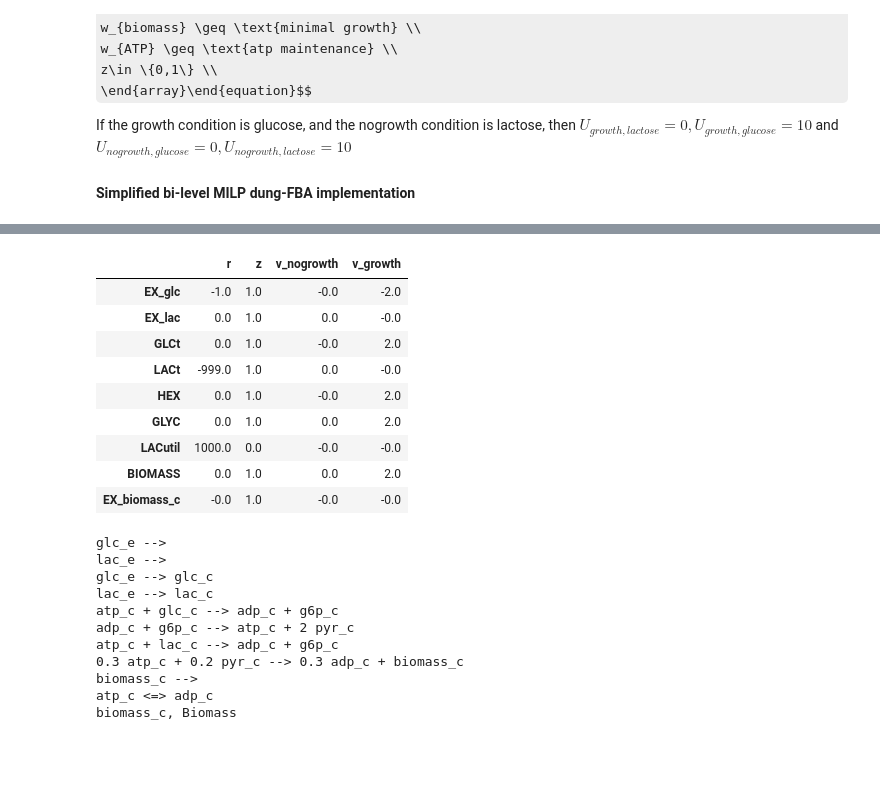
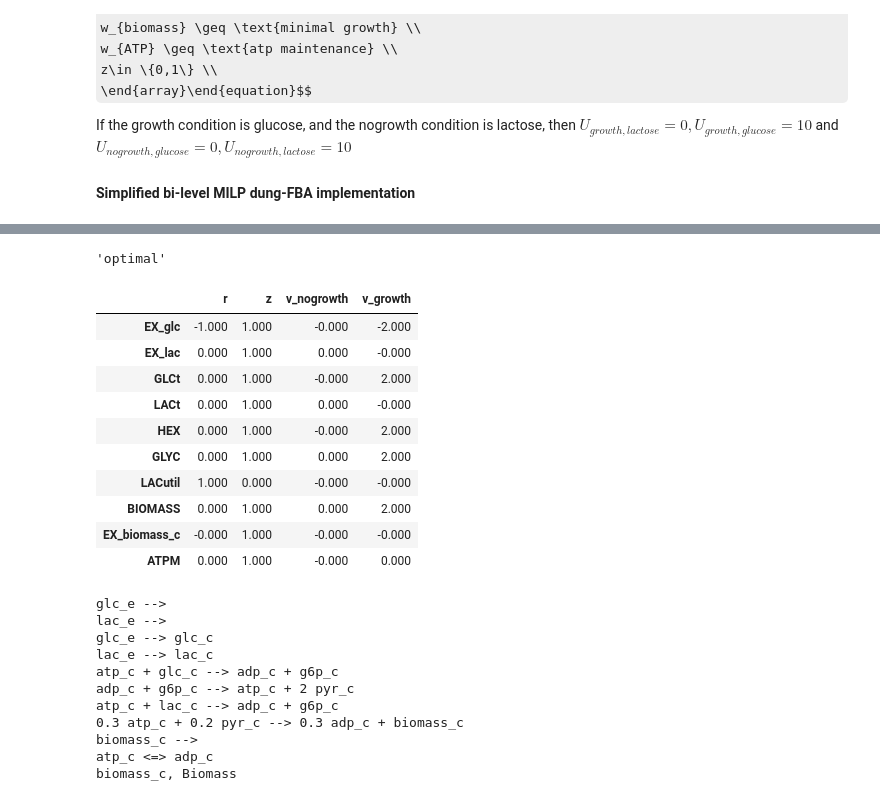
Before and after one commit to PNNL-Predictive-Phenomics/crop, a Jupyter notebook: docs/notebook/CROP.ipynb, the cells around one changed output, grey strips where cells are left out. Saved outputs shown, nothing was run; the diff lists cells and outputs as text; code cells hidden in the pictures; some formulas as TeX source; blank space fills up the shorter version.

Commit message:
When providing enough ATP from glycolysis, we do not need ATPM to go in reverse, so lacUtil gets cut

```diff
--- a/docs/notebook/CROP.ipynb
+++ b/docs/notebook/CROP.ipynb
@@ -788,9 +642,3 @@ z\in \{0,1\} \\
 
 If the growth condition is glucose, and the nogrowth condition is lactose, then $U_{growth,lactose} = 0, U_{growth,glucose} = 10$ and $U_{nogrowth,glucose} = 0,U_{nogrowth,lactose} = 10$
 #### Simplified bi-level MILP dung-FBA implementation ####
-# %%
-import pandas as pd
-
-S = cobra.util.array.create_stoichiometric_matrix(test_crop_model, array_type="DataFrame")
-len(test_crop_model.reactions), len(test_crop_model.metabolites), S.shape
-test_crop_model.reactions.BIOMASS.objective_coefficient
@@ -802,7 +824,8 @@ from cvxpy import Minimize, Problem, Variable, diag
 
 
 def run_crop_algorithm(
-    test_crop_model, phenotype_conditions, biomass_rxn, maximum_nogrowth=1, minimum_growth=2
+    test_crop_model, phenotype_conditions, biomass_rxn, non_removable_rxns, maximum_nogrowth=1, minimum_growth=2,
+    atp_maintenance_rxn="ATPM", atp_maintenance_lower_bound=-9,
 ):
     """
     Run the CROP algorithm on the test model with the given phenotype data and media conditions.
@@ -827,6 +850,8 @@ def run_crop_algorithm(
             for rxn in test_crop_model.reactions
         }
     )
+    if atp_maintenance_rxn in lower_bound_growth.index:
+        lower_bound_growth[atp_maintenance_rxn] = atp_maintenance_lower_bound
     lower_bound_nogrowth = pd.Series(
         {
             rxn.id: (
@@ -855,69 +880,63 @@ def run_crop_algorithm(
     # growth_carbon_source = [carbon_source for carbon_source in media_conditions['growth']
     #                         if carbon_source !=0][0]
     nogrowth_carbon_source_idx = lower_bound_nogrowth.index.get_loc(nogrowth_carbon_source)
     biomass_idx = lower_bound_nogrowth.index.get_loc(biomass_rxn)
     c = np.zeros(nrxns)
     c[biomass_idx] = 1
+
     # $$\begin{equation}\begin{array}{l}
     problem = Problem(
-        Minimize(weights.T @ (1 - z)),
-        [  # \min_z weights^T(1-z) \\
+        Minimize(weights.T @ (1 - z)),[ # \min_z weights^T(1-z) \\
             # \begin{array}{lll}
-            v_nogrowth[biomass_idx]
-            == lower_bound_nogrowth[nogrowth_carbon_source]
-            * r[nogrowth_carbon_source_idx],  # & v_{biomass} = U_{nogrowth,lactose}r_{lactose} \\
-            S.values @ v_nogrowth == 0,  # & Sv_{nogrowth}= 0 & \text{inner problem} \\
-            diag(lower_bound_nogrowth.values) @ z <= v_nogrowth,
-            v_nogrowth
-            <= diag(upper_bound_nogrowth.values)
-            @ z,  # & 0\leq v_i\leq U_{nogrowth,i}\cdot z_i & \text{every carbon source $i$ not in the nogrowth media has $U_{nogrowth,i} = 0$. \\ Every carbon source $j$ in the nogrowth media has $U_{nogrowth,j} > 0$} \\
-            S.T.values @ m + c == r,  # & S^Tm +c = r \\
-            r
-            <= omega
-            * (
-                1 - z
-            ),  # & r_i\leq\Omega_i\cdot(1-z_i) & \text{for $i\neq$ lactose. This constraint ensures that lactose uptake is the only tight constraint in the model. Every other reaction with a tight constraint cannot be part of the model.}\\
-            r[nogrowth_carbon_source_idx] <= 0,  # & r_{lactose} \geq 0 \\
-            #    \end{array}\\
+                v_nogrowth[biomass_idx] == lower_bound_nogrowth[nogrowth_carbon_source] * r[nogrowth_carbon_source_idx],  # & v_{biomass} = U_{nogrowth,lactose}r_{lactose} \\
+                S.values @ v_nogrowth == 0,  # & Sv_{nogrowth}= 0 & \text{inner problem} \\
+                diag(lower_bound_nogrowth.values) @ z <= v_nogrowth,
+                v_nogrowth <= diag(upper_bound_nogrowth.values)@ z,  # & 0\leq v_i\leq U_{nogrowth,i}\cdot z_i & \text{every carbon source $i$ not in the nogrowth media has $U_{nogrowth,i} = 0$. \\ Every carbon source $j$ in the nogrowth media has $U_{nogrowth,j} > 0$} \\
+                S.T.values @ m + c == r,  # & S^Tm +c = r \\
+                r <= omega * (1 - z),  # & r_i\leq\Omega_i\cdot(1-z_i) & \text{for $i\neq$ lactose. This constraint ensures that lactose uptake is the only tight constraint in the model. Every other reaction with a tight constraint cannot be part of the model.}\\
+                r[nogrowth_carbon_source_idx] <= 0,  # & r_{lactose} \geq 0 \\
+            # \end{array}\\
             v_nogrowth[biomass_idx] <= maximum_nogrowth,  # v_{biomass} \leq\text{minimal growth} \\
             S.values @ v_growth == 0,  # Sw= 0 \\
             diag(lower_bound_growth.values) @ z <= v_growth,
-            v_growth
-            <= diag(upper_bound_growth.values) @ z,  # 0\leq w_i\leq U_{growth,i}\cdot z_i \\
+            v_growth <= diag(upper_bound_growth.values) @ z,  # 0\leq w_i\leq U_{growth,i}\cdot z_i \\
             v_growth[biomass_idx] >= minimum_growth,  # w_{biomass} \geq \text{minimal growth} \\
-        ],
+        ] #+ non_removable_z ,# z_i = 1 \text{ for all non-removable reactions } i \\
     )  # w_{ATP} \geq \text{atp maintenance} \\
     # z\in \{0,1\} \\
     # \end{array}\end{equation}$$
-    solution = problem.solve()
+    problem.solve()
     return pd.DataFrame(
         {"r": r.value, "z": z.value, "v_nogrowth": v_nogrowth.value, "v_growth": v_growth.value},
         index=S.columns,
-    )
+    ), problem
     # & v_{biomass} = U_{nogrowth,lactose}r_{lactose} \\
     # & Sv_{nogrowth}= 0 & \text{inner problem} \\
 
-
+non_removable_rxns = ["EX_glc", "EX_lac", "ATPM", "BIOMASS", "EX_biomass_c"]
 phenotype_conditions = {
     "growth": {"EX_glc": 100.0, "EX_lac": 0.0},
     "nogrowth": {"EX_lac": 100.0, "EX_glc": 0.0},
 }
 biomass_rxn = "BIOMASS"
-solution = run_crop_algorithm(
-    test_crop_model, phenotype_conditions, biomass_rxn, maximum_nogrowth=1, minimum_growth=2
+solution, problem = run_crop_algorithm(
+    test_crop_model, phenotype_conditions, biomass_rxn, non_removable_rxns, maximum_nogrowth=1, minimum_growth=2
 )
-solution
+display(problem.status)
+display(solution)
 # %% [output]
+'optimal'
 |  | r | z | v_nogrowth | v_growth |
-| EX_glc | -1.0 | 1.0 | -0.0 | -2.0 |
-| EX_lac | 0.0 | 1.0 | 0.0 | -0.0 |
-| GLCt | 0.0 | 1.0 | -0.0 | 2.0 |
-| LACt | -999.0 | 1.0 | 0.0 | -0.0 |
-| HEX | 0.0 | 1.0 | -0.0 | 2.0 |
-| GLYC | 0.0 | 1.0 | 0.0 | 2.0 |
-| LACutil | 1000.0 | 0.0 | -0.0 | -0.0 |
-| BIOMASS | 0.0 | 1.0 | 0.0 | 2.0 |
-| EX_biomass_c | -0.0 | 1.0 | -0.0 | -0.0 |
+| EX_glc | -1.000 | 1.000 | -0.000 | -2.000 |
+| EX_lac | 0.000 | 1.000 | 0.000 | -0.000 |
+| GLCt | 0.000 | 1.000 | -0.000 | 2.000 |
+| LACt | 0.000 | 1.000 | 0.000 | -0.000 |
+| HEX | 0.000 | 1.000 | -0.000 | 2.000 |
+| GLYC | 0.000 | 1.000 | 0.000 | 2.000 |
+| LACutil | 1.000 | 0.000 | -0.000 | -0.000 |
+| BIOMASS | 0.000 | 1.000 | 0.000 | 2.000 |
+| EX_biomass_c | -0.000 | 1.000 | -0.000 | -0.000 |
+| ATPM | 0.000 | 1.000 | -0.000 | 0.000 |
 # %%
 test_crop_model = cobra.io.load_json_model("test_crop_model.json")
 test_crop_model.medium = {"EX_glc": 0, "EX_lac": -10}
```
Also changed, not shown: parts of 13 cells of this notebook.
